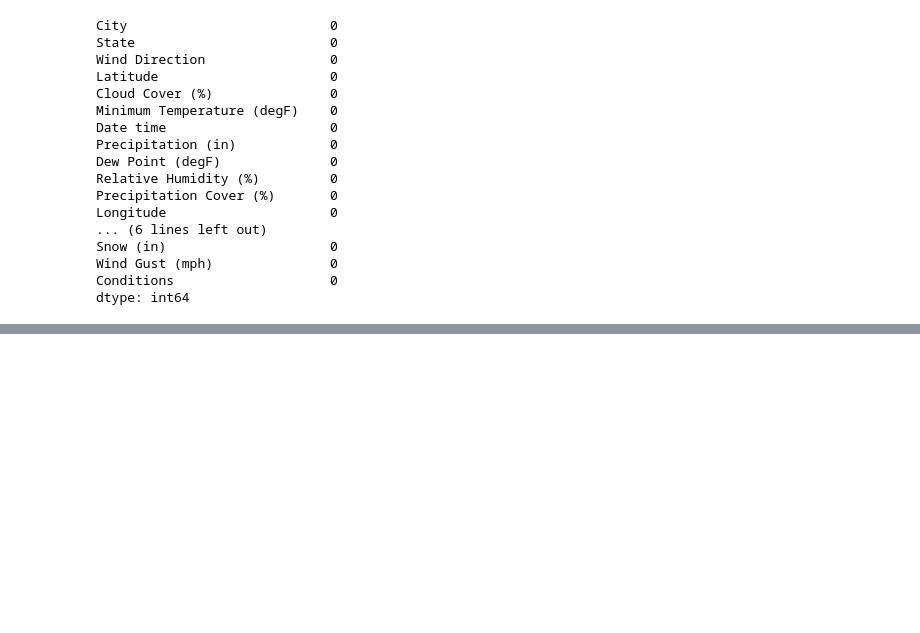
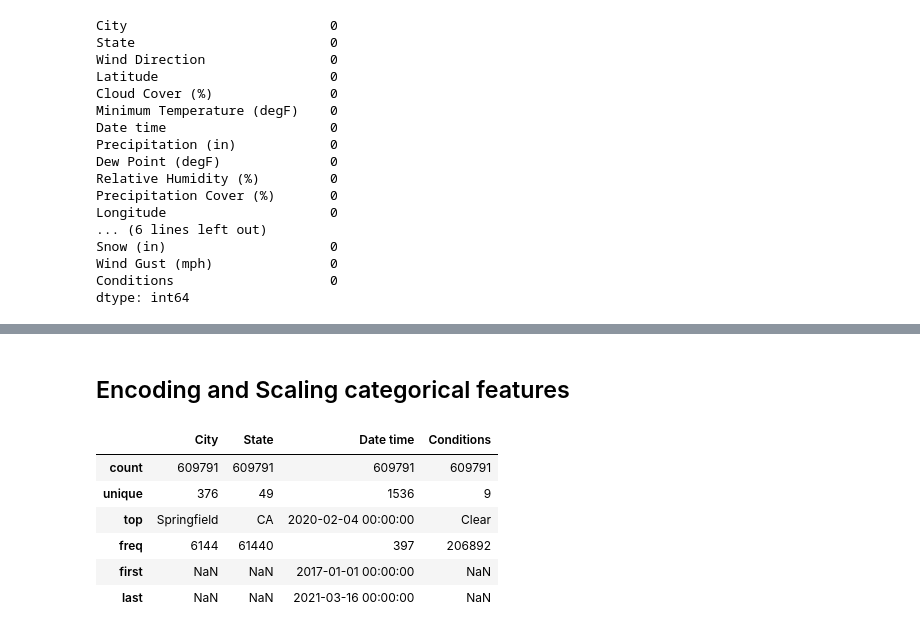
Before and after one commit to BloomTech-Labs/PT17_cityspire-b-ds, a Jupyter notebook: notebooks/model/weather/weather.ipynb, the cells around one changed output, grey strips where cells are left out. Drawn from its saved outputs; the diff is of its cells as text; code cells hidden in the pictures; blank space fills up the shorter version.

```diff
--- a/notebooks/model/weather/weather.ipynb
+++ b/notebooks/model/weather/weather.ipynb
@@ -720,0 +768,12 @@ dtype: int64
+# %% [markdown]
+## Encoding and Scaling categorical features
+# %%
+data.describe(exclude='number')
+# %% [output]
+|  | City | State | Date time | Conditions |
+| count | 609791 | 609791 | 609791 | 609791 |
+| unique | 376 | 49 | 1536 | 9 |
+| top | Springfield | CA | 2020-02-04 00:00:00 | Clear |
+| freq | 6144 | 61440 | 397 | 206892 |
+| first | NaN | NaN | 2017-01-01 00:00:00 | NaN |
+| last | NaN | NaN | 2021-03-16 00:00:00 | NaN |
```
Also changed, not shown: parts of 30 cells of this notebook.
